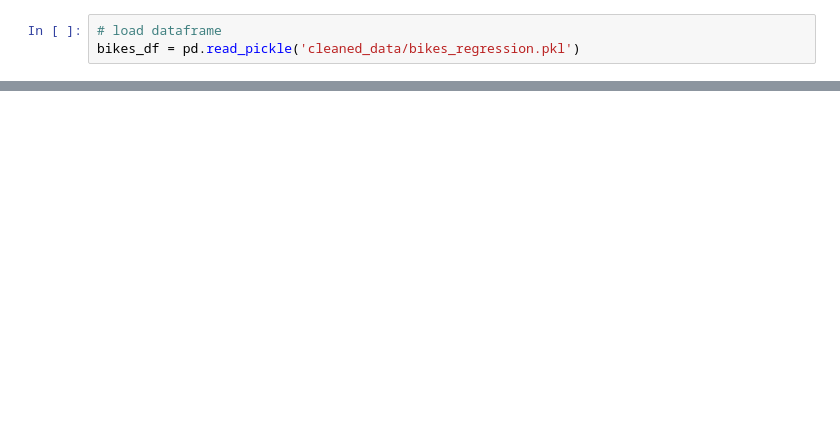
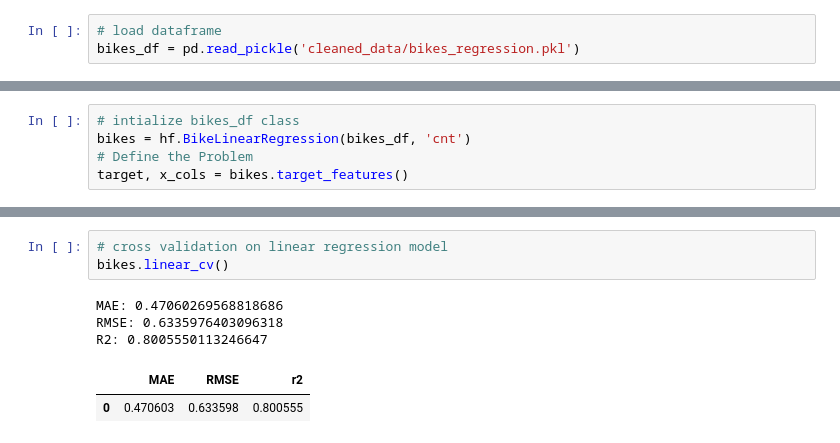
Before and after one commit to mzhou356/bike-sharing-regression, a Jupyter notebook: biking_sharing_regression_model_fitting.ipynb, the cells around one changed output, grey strips where cells are left out. Cells and saved outputs as stored; diff of their text form; blank space fills up the shorter version.

```diff
--- a/biking_sharing_regression_model_fitting.ipynb
+++ b/biking_sharing_regression_model_fitting.ipynb
@@ -279,0 +17,5 @@ print(np.mean(cross_val_score(linreg, x_cols.drop(columns = columns_high_p), tar
+# %%
+# intialize bikes_df class
+bikes = hf.BikeLinearRegression(bikes_df, 'cnt')
+# Define the Problem
+target, x_cols = bikes.target_features()
@@ -279,0 +98,9 @@ print(np.mean(cross_val_score(linreg, x_cols.drop(columns = columns_high_p), tar
+# %%
+# cross validation on linear regression model
+bikes.linear_cv()
+# %% [output]
+MAE: 0.47060269568818686
+RMSE: 0.6335976403096318
+R2: 0.8005550113246647
+|  | MAE | RMSE | r2 |
+| 0 | 0.470603 | 0.633598 | 0.800555 |
```
Also changed, not shown: parts of 40 cells of this notebook.
